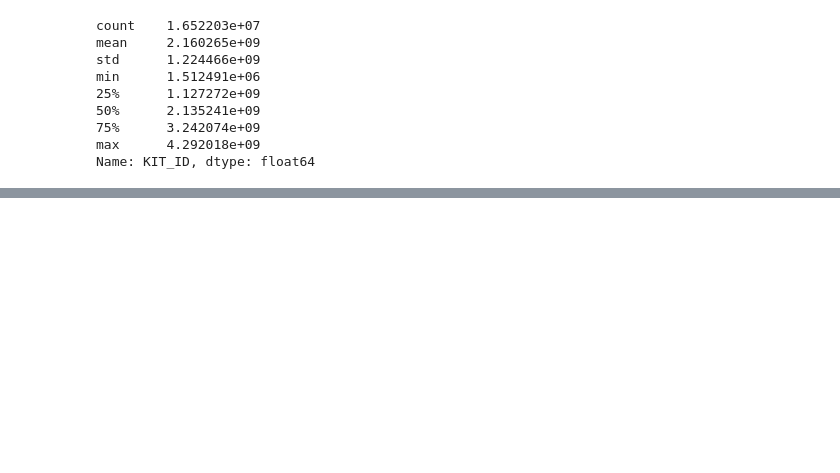
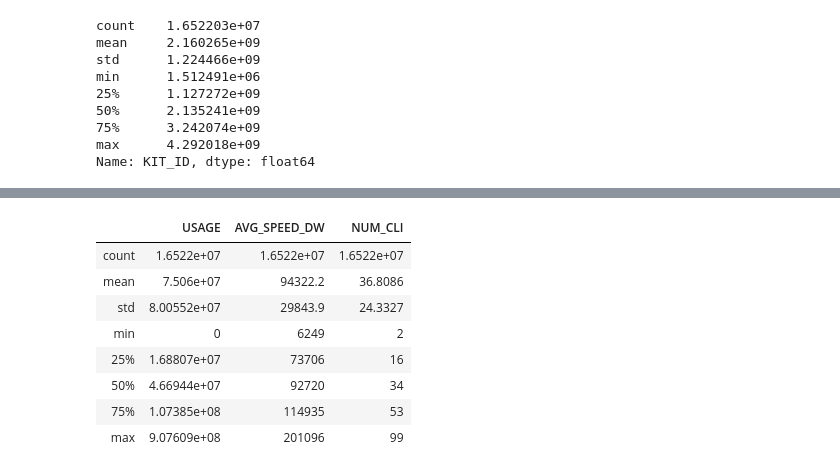
Before and after one commit to kevintr/DataScienceLab, a Jupyter notebook: NoteBook di inzio.ipynb, the cells around one changed output, grey strips where cells are left out. Cells and saved outputs as stored; diff of their text form; code cells hidden in the pictures; blank space fills up the shorter version.

Commit message:
describe without decimal

```diff
--- a/NoteBook di inzio.ipynb
+++ b/NoteBook di inzio.ipynb
@@ -167,2 +183,4 @@ training['USAGE','AVG_SPEED_DW','NUM_CLI'].describe()
+# %%
+descriptiveQuantity = training[['USAGE','AVG_SPEED_DW','NUM_CLI']].describe().apply(lambda s: s.apply(lambda x: format(x, 'g')))
 # %%
 training.dropna()
@@ -182,0 +187,12 @@ training.dropna()
+# %%
+descriptiveQuantity
+# %% [output]
+|  | USAGE | AVG_SPEED_DW | NUM_CLI |
+| count | 1.6522e+07 | 1.6522e+07 | 1.6522e+07 |
+| mean | 7.506e+07 | 94322.2 | 36.8086 |
+| std | 8.00552e+07 | 29843.9 | 24.3327 |
+| min | 0 | 6249 | 2 |
+| 25% | 1.68807e+07 | 73706 | 16 |
+| 50% | 4.66944e+07 | 92720 | 34 |
+| 75% | 1.07385e+08 | 114935 | 53 |
+| max | 9.07609e+08 | 201096 | 99 |
```
Also changed, not shown: parts of 7 cells of this notebook.
